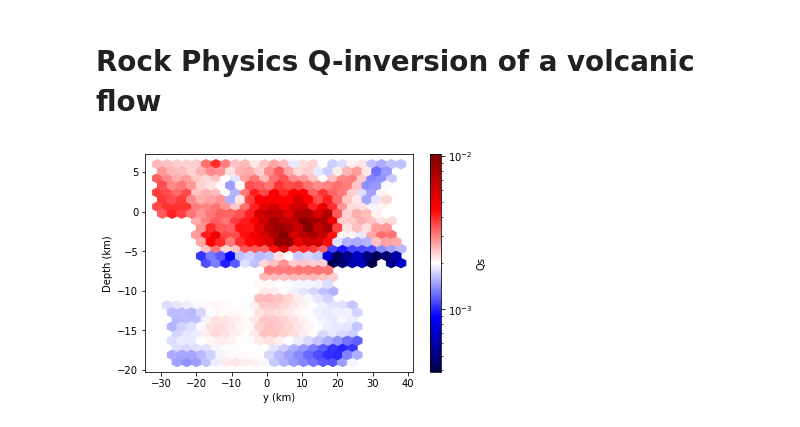
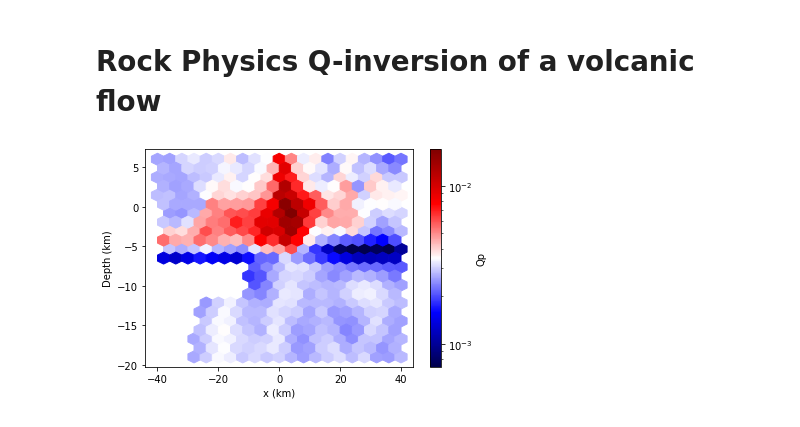
Before and after one commit to gpap-gpap/volcaniQ, a Jupyter notebook: volcanic_notebook.ipynb, the cells around one changed output. Drawn from its saved outputs; the diff is of its cells as text; code cells hidden in the pictures.

Commit message:
plot methods and rock physics added

```diff
--- a/volcanic_notebook.ipynb
+++ b/volcanic_notebook.ipynb
@@ -11,6 +9,6 @@ import numpy as np
 reload(vq)
 data = vq.CleanReadCSV()
 # %%
-data.hexplot(plot="Qs", direction="x", value=-0., func=(lambda x: 1/x), bins='log')
+data.hexplot(plot="Qp", direction="y", value=-1., func=(lambda x: 1/x), bins='log', grid=20)
 # %% [output]
-[figure, old version]
+[figure, new version]
```
Also changed, not shown: parts of 5 cells of this notebook, 1 other file.
